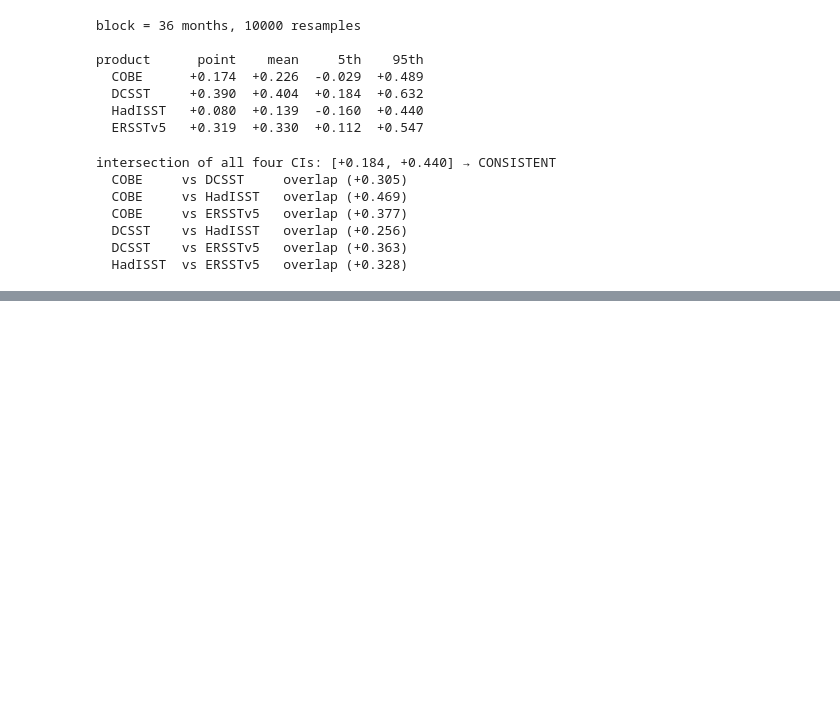
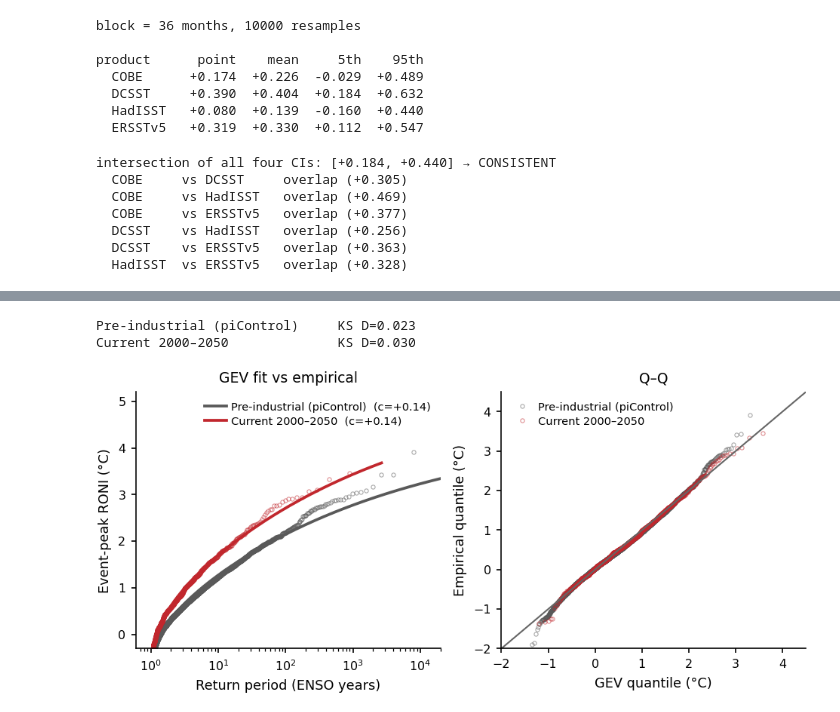
Before and after one commit to adisen99/extreme_el_nino_2026, a Jupyter notebook: 02b_model_data_context_members.ipynb, the cells around one changed output, grey strips where cells are left out. Cells and saved outputs as stored; diff of their text form; code cells hidden in the pictures; blank space fills up the shorter version.

```diff
--- a/02b_model_data_context_members.ipynb
+++ b/02b_model_data_context_members.ipynb
@@ -1471,4 +205,0 @@ plt.tight_layout()
-# %%
-for m in list(peaks["RONI"])[:6]:
-    print(f"{m:20s} PI mean {peaks['RONI'][m]['PI'].mean():+.2f}   "
-          f"CUR mean {peaks['RONI'][m]['CUR'].mean():+.2f}")
@@ -1601,0 +615,12 @@ PR > 1: {'1997-98': 10, '2015-16': 10, '1982-83': 10, '2026-27 fcst': 10} of 10
+# %%
+K    = "RONI"
+thrs = dict(sorted(thresholds[K].items(), key=lambda kv: kv[1]))
+res, gfits, samples = attribute(peaks[K], list(thrs.values()))
+
+print(f"{K}: {len(peaks[K])} models | PI n={len(samples[0])}, CUR n={len(samples[1])}\n")
+print(f"{'event':14s} {'thr':>5s} {'RP_PI':>7s} {'RP_CUR':>7s} {'PR':>7s} {'[5-95%]':>15s} {'dI':>7s}")
+for name, t in thrs.items():
+    r  = res[t]
+    ci = f"[{r['lo']:.1f}-{r['hi']:.1f}]"
+    print(f"  {name:12s} {t:5.2f} {r['RP_PI']:7.0f} {r['RP_CUR']:7.0f} "
+          f"{r['PR']:7.1f} {ci:>15s} {r['dI']:+7.2f}")
@@ -1601,0 +635,37 @@ PR > 1: {'1997-98': 10, '2015-16': 10, '1982-83': 10, '2026-27 fcst': 10} of 10
+# %%
+from scipy.stats import kstest, genpareto
+
+STY = [("PI", "Pre-industrial (piControl)", "0.35"),
+       ("CUR", "Current 2000\u20132050", "#c1272d")]
+samp = {"PI": samples[0], "CUR": samples[1]}
+
+fig, axes = plt.subplots(1, 2, figsize=(DOUBLE_COL*0.9, 78*MM))
+
+ax = axes[0]                                              # return-level: fit vs empirical
+for lbl, name, col in STY:
+    x  = samp[lbl]; xs = np.sort(x)[::-1]
+    rp = (len(xs)+1)/np.arange(1, len(xs)+1)
+    ax.plot(rp, xs, "o", ms=2.5, mfc="none", mec=col, mew=0.5, alpha=0.55, zorder=2)
+    f  = gev.fit(x)
+    pg = np.logspace(np.log10(1/(len(xs)*3)), np.log10(0.6), 200)
+    ax.plot(1/pg, gev.isf(pg, *f), "-", color=col, lw=1.8, label=f"{name}  (c={f[0]:+.2f})")
+ax.set_xscale("log"); ax.set_xlim(0, 2e4); ax.set_ylim(-0.3, 5.2)
+ax.set_xlabel("Return period (ENSO years)"); ax.set_ylabel("Event-peak RONI (\u00b0C)")
+ax.set_title("GEV fit vs empirical", fontsize=9); ax.legend(fontsize=7, frameon=False)
+
+ax = axes[1]                                              # Q-Q
+for lbl, name, col in STY:
+    x = np.sort(samp[lbl]); f = gev.fit(x)
+    pp = (np.arange(1, len(x)+1) - 0.5)/len(x)
+    ax.plot(gev.ppf(pp, *f), x, "o", ms=2.5, mfc="none", mec=col, mew=0.5, alpha=0.55, label=name)
+    print(f"{name:30s} KS D={kstest(x, lambda q: gev.cdf(q, *f)).statistic:.3f}")
+lims = [-2.0, 4.5]; ax.plot(lims, lims, "-", color="0.4", lw=1)
+ax.set_xlim(lims); ax.set_ylim(lims)
+ax.set_xlabel("GEV quantile (\u00b0C)"); ax.set_ylabel("Empirical quantile (\u00b0C)")
+ax.set_title("Q\u2013Q", fontsize=9); ax.legend(fontsize=7, frameon=False)
+for a in axes: a.spines[["top","right"]].set_visible(False)
+plt.tight_layout()
+# %% [output]
+Pre-industrial (piControl)     KS D=0.023
+Current 2000–2050              KS D=0.030
+[figure, added]
```
Also changed, not shown: parts of 77 cells of this notebook, 1 other file.
